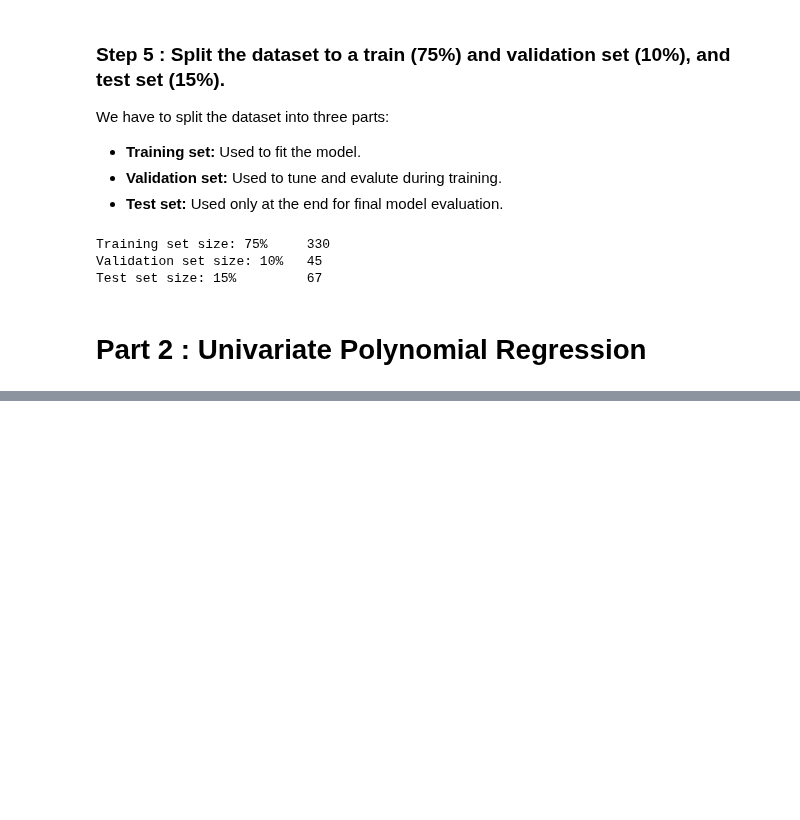
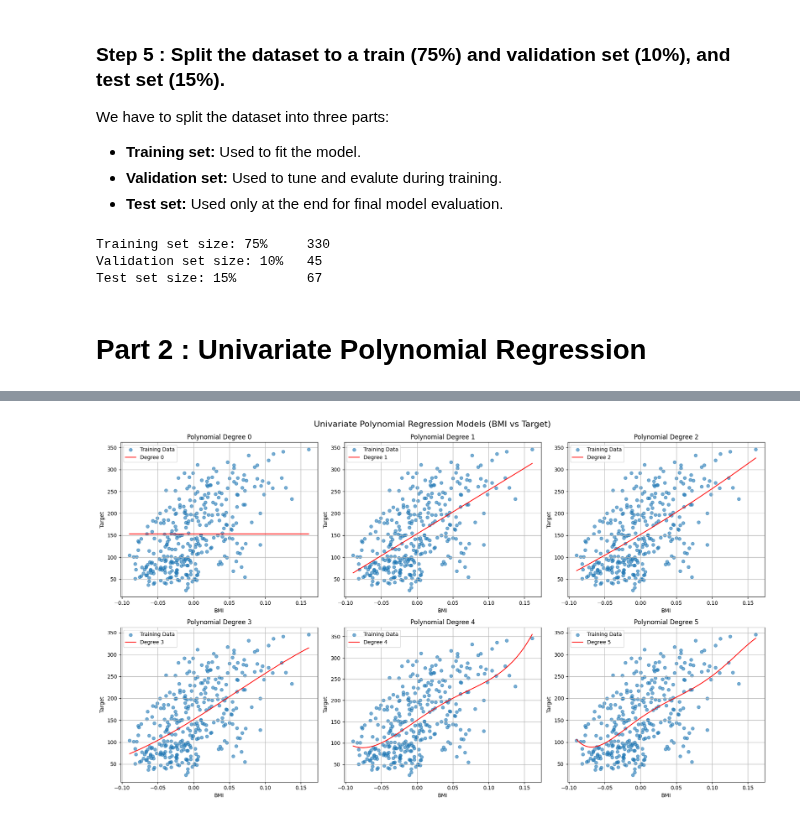
Before and after one commit to MandeepCon/Practical-Lab-2-MLR, a Jupyter notebook: Practical lab2.ipynb, the cells around one changed output, grey strips where cells are left out. Cells and saved outputs as stored; diff of their text form; code cells hidden in the pictures; blank space fills up the shorter version.

```diff
--- a/Practical lab2.ipynb
+++ b/Practical lab2.ipynb
@@ -392,0 +410,68 @@ Test set size: 15%         67
+# %%
+# Extract BMI feature and target for univariate polynomial regression
+X_train_bmi = X_train[["bmi"]].values
+X_val_bmi = X_val[["bmi"]].values
+y_train_bmi = y_train.values
+y_val_bmi = y_val.values
+
+# Store performance results
+performance_results = []
+
+# Initialize plot
+plt.figure(figsize=(18, 10))
+degrees = range(6)
+
+for i, degree in enumerate(degrees):
+    # Transform features to polynomial features of the given degree
+    poly = PolynomialFeatures(degree)
+    X_poly_train = poly.fit_transform(X_train_bmi)
+    X_poly_val = poly.transform(X_val_bmi)
+
+    # Train linear regression on polynomial features
+    model = LinearRegression()
+    model.fit(X_poly_train, y_train_bmi)
+
+    # Predictions
+    y_train_pred = model.predict(X_poly_train)
+    y_val_pred = model.predict(X_poly_val)
+
+    # Evaluation metrics
+    r2_train = r2_score(y_train_bmi, y_train_pred)
+    mae_train = mean_absolute_error(y_train_bmi, y_train_pred)
+    mape_train = np.mean(np.abs((y_train_bmi - y_train_pred) / y_train_bmi)) * 100
+
+    r2_val = r2_score(y_val_bmi, y_val_pred)
+    mae_val = mean_absolute_error(y_val_bmi, y_val_pred)
+    mape_val = np.mean(np.abs((y_val_bmi - y_val_pred) / y_val_bmi)) * 100
+
+    # Store results
+    performance_results.append({
+        "Degree": degree,
+        "Train R²": round(r2_train, 3),
+        "Train MAE": round(mae_train, 2),
+        "Train MAPE (%)": round(mape_train, 2),
+        "Val R²": round(r2_val, 3),
+        "Val MAE": round(mae_val, 2),
+        "Val MAPE (%)": round(mape_val, 2)
+    })
+
+    # Generate prediction curve
+    X_plot = np.linspace(X_train_bmi.min(), X_train_bmi.max(), 100).reshape(-1, 1)
+    X_plot_poly = poly.transform(X_plot)
+    y_plot = model.predict(X_plot_poly)
+
+    # Create subplot for each degree
+    plt.subplot(2, 3, i + 1)
+    plt.scatter(X_train_bmi, y_train_bmi, label="Training Data", alpha=0.6)
+    plt.plot(X_plot, y_plot, color='red', label=f'Degree {degree}')
+    plt.title(f"Polynomial Degree {degree}")
+    plt.xlabel("BMI")
+    plt.ylabel("Target")
+    plt.legend()
+    plt.grid(True)
+
+plt.tight_layout()
+plt.suptitle("Univariate Polynomial Regression Models (BMI vs Target)", fontsize=16, y=1.02)
+plt.show()
+# %% [output]
+[figure, added]
```
Also changed, not shown: parts of 3 cells of this notebook.
